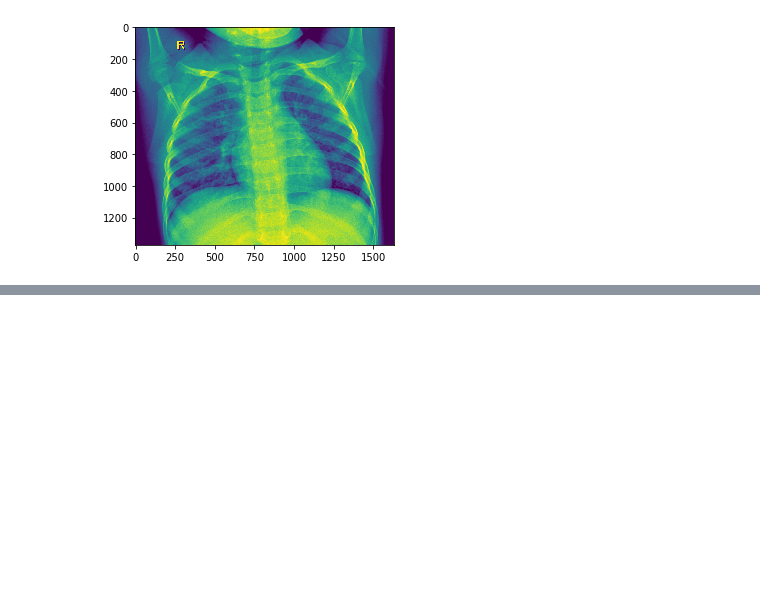
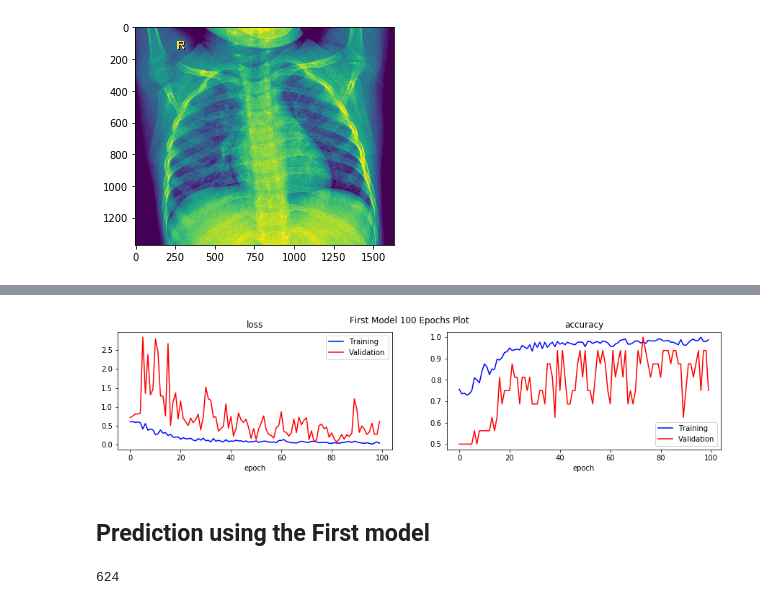
Before and after one commit to kylelee417/AI_Data_Science_Portfolio, a Jupyter notebook: chest_pneumonia.ipynb, the cells around one changed output, grey strips where cells are left out. Cells and saved outputs as stored; diff of their text form; code cells hidden in the pictures; blank space fills up the shorter version.

```diff
--- a/chest_pneumonia.ipynb
+++ b/chest_pneumonia.ipynb
@@ -203,9 +89,0 @@ Use tf.where in 2.0, which has the same broadcast rule as np.where
-# %%
-
-hist = model.fit_generator(epochs=100,
-                           shuffle=True,
-                           validation_data=val_batches,
-                           generator=train_batches,
-                           steps_per_epoch=np.ceil(len(train_batches) / 16),
-                           validation_steps=21,
-                           verbose=1)
@@ -244,2 +89,0 @@ def training_plot(hist,model_name):
-# %%
-training_plot(hist,'100 Epoch Plot')
@@ -390,0 +176,9 @@ Confusion matrix, without normalization
+# %%
+
+his = model.fit_generator(epochs=100,
+                           shuffle=True,
+                           validation_data=val_batches,
+                           generator=train_batches,
+                           steps_per_epoch=np.ceil(len(train_batches) / 16),
+                           validation_steps=21,
+                           verbose=1)
@@ -390,0 +220,6 @@ Confusion matrix, without normalization
+# %%
+training_plot(his,'First Model 100 Epochs Plot')
+# %% [output]
+[figure, added]
+# %% [markdown]
+## Prediction using the First model
@@ -390,0 +228,4 @@ Confusion matrix, without normalization
+# %%
+len(predict1)
+# %% [output]
+624
```
Also changed, not shown: parts of 69 cells of this notebook.
